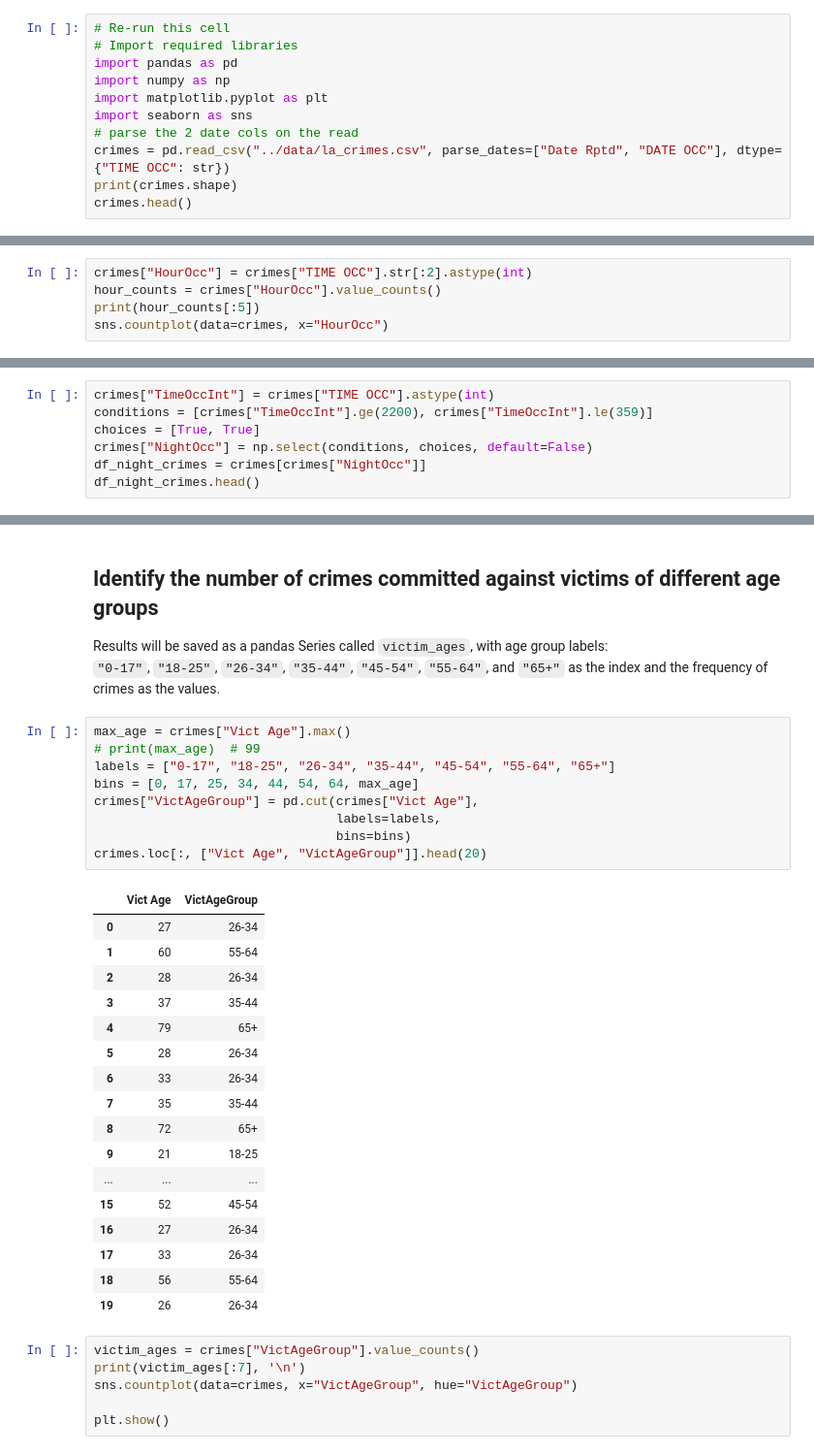
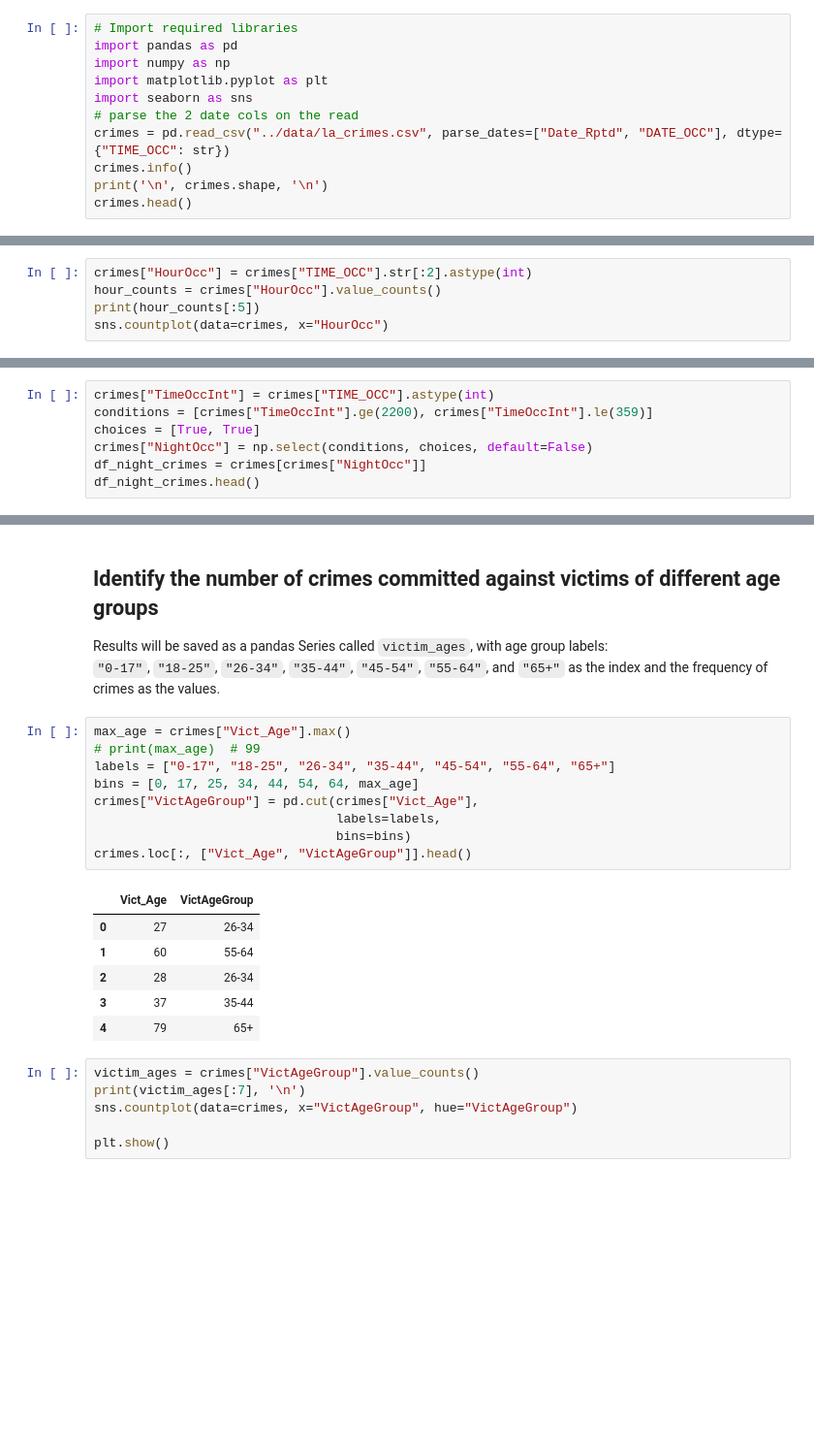
Before and after one commit to MichaelSzczepaniak/DSPortfolio, a Jupyter notebook: LA_crime/LA_crime.ipynb, the cells around one changed output, grey strips where cells are left out. Shown at 97% size. Saved outputs shown, nothing was run; the diff lists cells and outputs as text; blank space fills up the shorter version.

Commit message:
start cleaning up la crime project, change headers in data file, start revising docn, start looking at data char and qual

```diff
--- a/LA_crime/LA_crime.ipynb
+++ b/LA_crime/LA_crime.ipynb
@@ -41,12 +47,12 @@ It is a modified version of the original data, which is publicly available from
 # %%
-# Re-run this cell
 # Import required libraries
 import pandas as pd
 import numpy as np
 import matplotlib.pyplot as plt
 import seaborn as sns
 # parse the 2 date cols on the read
-crimes = pd.read_csv("../data/la_crimes.csv", parse_dates=["Date Rptd", "DATE OCC"], dtype={"TIME OCC": str})
-print(crimes.shape)
+crimes = pd.read_csv("../data/la_crimes.csv", parse_dates=["Date_Rptd", "DATE_OCC"], dtype={"TIME_OCC": str})
+crimes.info()
+print('\n', crimes.shape, '\n')
 crimes.head()
 # %% [output]
@@ -62,7 +103,7 @@ crimes.head()
 
 The `TIME OCC` column was read in as a string. We'll create a new feature called `HourOcc` which is the first 2 characters of the `TIME OCC` string converted to an int.
 # %%
-crimes["HourOcc"] = crimes["TIME OCC"].str[:2].astype(int)
+crimes["HourOcc"] = crimes["TIME_OCC"].str[:2].astype(int)
 hour_counts = crimes["HourOcc"].value_counts()
 print(hour_counts[:5])
 sns.countplot(data=crimes, x="HourOcc")
@@ -88,7 +129,7 @@ print(peak_crime_hour)
 
 Start by engineering another new feature we'll call `NightOcc`. This will be a binary variable which we'll use a filter to find the most frequent area. Before we do this, we'll create a new column called `TimeOccInt` which is the `TIME OCC` column converted to an integer.
 # %%
-crimes["TimeOccInt"] = crimes["TIME OCC"].astype(int)
+crimes["TimeOccInt"] = crimes["TIME_OCC"].astype(int)
 conditions = [crimes["TimeOccInt"].ge(2200), crimes["TimeOccInt"].le(359)]
 choices = [True, True]
 crimes["NightOcc"] = np.select(conditions, choices, default=False)
@@ -150,32 +191,21 @@ peak_night_crime_location
 Results will be saved as a pandas Series called `victim_ages`, with age group labels:
 `"0-17"`, `"18-25"`, `"26-34"`, `"35-44"`, `"45-54"`, `"55-64"`, and `"65+"` as the index and the frequency of crimes as the values.
 # %%
-max_age = crimes["Vict Age"].max()
+max_age = crimes["Vict_Age"].max()
 # print(max_age)  # 99
 labels = ["0-17", "18-25", "26-34", "35-44", "45-54", "55-64", "65+"]
 bins = [0, 17, 25, 34, 44, 54, 64, max_age]
-crimes["VictAgeGroup"] = pd.cut(crimes["Vict Age"],
+crimes["VictAgeGroup"] = pd.cut(crimes["Vict_Age"],
                                 labels=labels,
                                 bins=bins)
-crimes.loc[:, ["Vict Age", "VictAgeGroup"]].head(20)
+crimes.loc[:, ["Vict_Age", "VictAgeGroup"]].head()
 # %% [output]
-|  | Vict Age | VictAgeGroup |
+|  | Vict_Age | VictAgeGroup |
 | 0 | 27 | 26-34 |
 | 1 | 60 | 55-64 |
 | 2 | 28 | 26-34 |
 | 3 | 37 | 35-44 |
 | 4 | 79 | 65+ |
-| 5 | 28 | 26-34 |
-| 6 | 33 | 26-34 |
-| 7 | 35 | 35-44 |
-| 8 | 72 | 65+ |
-| 9 | 21 | 18-25 |
-| ... | ... | ... |
-| 15 | 52 | 45-54 |
-| 16 | 27 | 26-34 |
-| 17 | 33 | 26-34 |
-| 18 | 56 | 55-64 |
-| 19 | 26 | 26-34 |
 # %%
 victim_ages = crimes["VictAgeGroup"].value_counts()
 print(victim_ages[:7], '\n')
```
Also changed, not shown: parts of 8 cells of this notebook, 1 other file.
